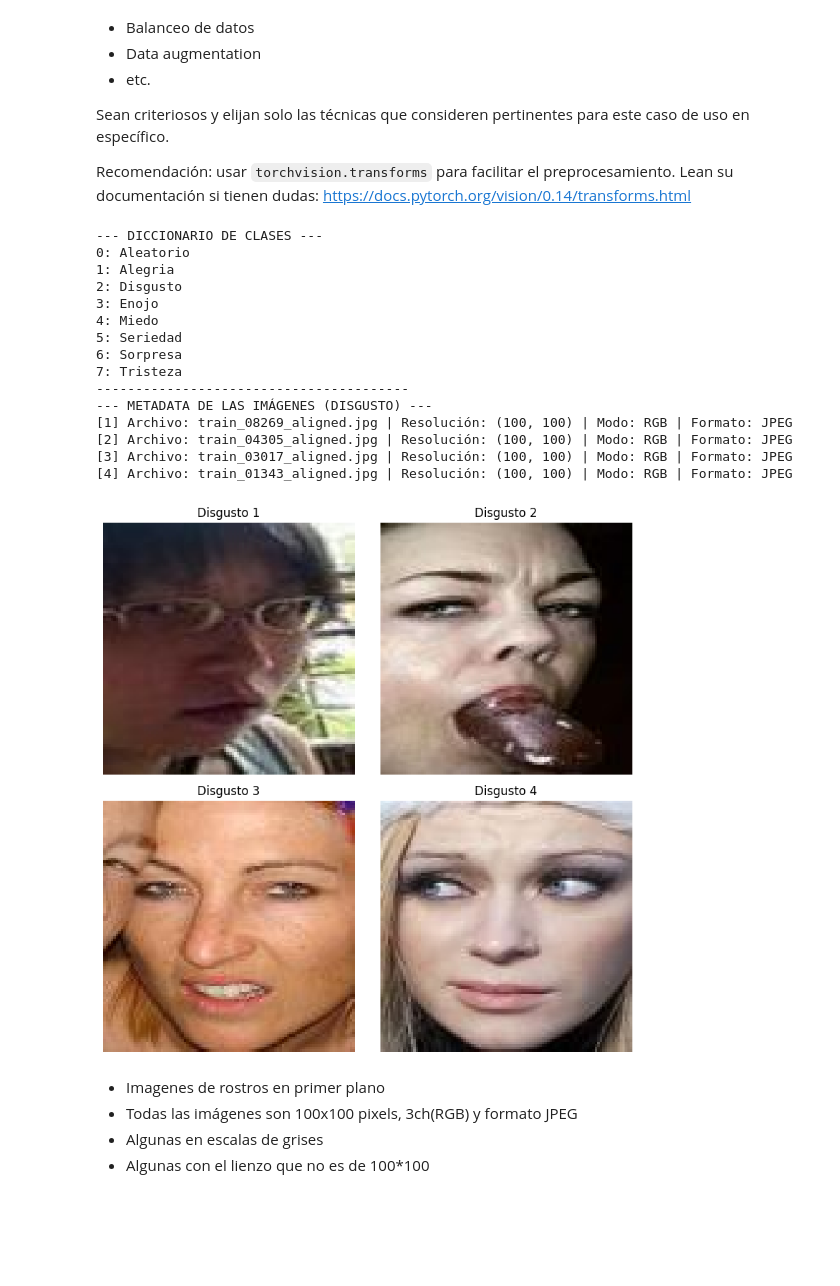
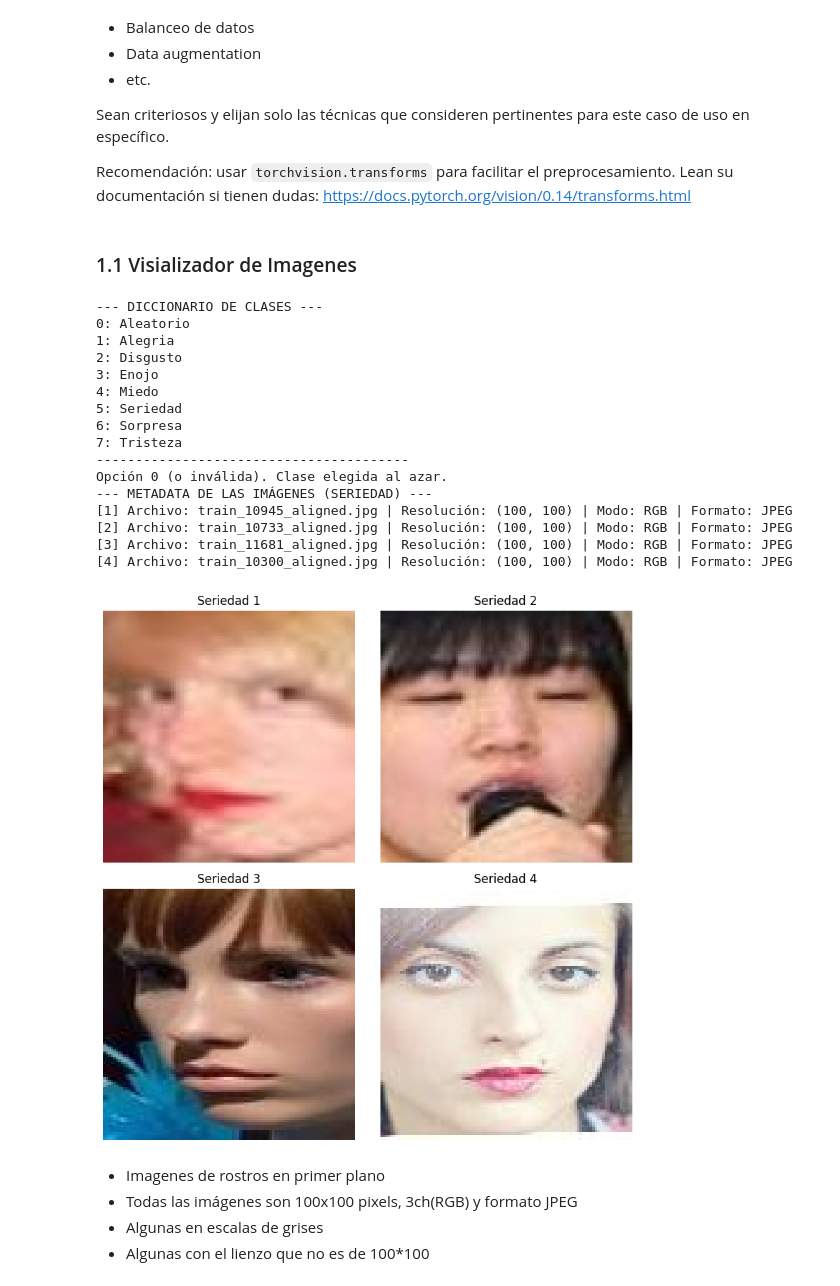
Before and after one commit to AndresMontesDeOca/Deep_Learning, a Jupyter notebook: MONTESDEOCA-ANDRES-DL-TP3-Co24.ipynb.ipynb, the cells around one changed output. Saved outputs shown, nothing was run; the diff lists cells and outputs as text; code cells hidden in the pictures; blank space fills up the shorter version.

```diff
--- a/MONTESDEOCA-ANDRES-DL-TP3-Co24.ipynb.ipynb
+++ b/MONTESDEOCA-ANDRES-DL-TP3-Co24.ipynb.ipynb
@@ -125,6 +137,8 @@ Antes de entrenar el modelo, se debe analizar qué tipo de preprocesamiento se d
 Sean criteriosos y elijan solo las técnicas que consideren pertinentes para este caso de uso en específico.
 
 Recomendación: usar `torchvision.transforms` para facilitar el preprocesamiento. Lean su documentación si tienen dudas: https://docs.pytorch.org/vision/0.14/transforms.html
+# %% [markdown]
+### 1.1 Visializador de Imagenes
 # %%
 # VISUALIZADOR
 import os
@@ -144,7 +158,7 @@ for k, v in diccionario_clases.items():
 print("-" * 40)
 
 # @markdown Ingresa el número de la clase que deseas visualizar:
-opcion_clase = 2 # @param {type:"integer"}
+opcion_clase = 0 # @param {type:"integer"}
 
 if 1 <= opcion_clase <= len(clases):
     clase_seleccionada = diccionario_clases[opcion_clase]
@@ -172,39 +186,40 @@ if imagenes_disponibles:
             ruta_imagen = os.path.join(ruta_clase, imagen_random)
             img = Image.open(ruta_imagen)
 
             print(f"[{i+1}] Archivo: {imagen_random} | Resolución: {img.size} | Modo: {img.mode} | Formato: {img.format}")
 
             # Mostrar la imagen con matplotlib
             if img.mode == 'L':
                 axes[i].imshow(img, cmap='gray')
             else:
                 axes[i].imshow(img)
 
             axes[i].set_title(f"{clase_seleccionada.capitalize()} {i+1}")
 
         axes[i].axis('off') # Ocultar ejes incluso si no hay imagen en ese espacio
 
     plt.tight_layout()
     plt.show()
 else:
     print(f"No se encontraron imágenes en la clase {clase_seleccionada}.")
 # %% [output]
 --- DICCIONARIO DE CLASES ---
 0: Aleatorio
 1: Alegria
 2: Disgusto
 3: Enojo
 4: Miedo
 5: Seriedad
 6: Sorpresa
 7: Tristeza
 ----------------------------------------
---- METADATA DE LAS IMÁGENES (DISGUSTO) ---
-[1] Archivo: train_08269_aligned.jpg | Resolución: (100, 100) | Modo: RGB | Formato: JPEG
-[2] Archivo: train_04305_aligned.jpg | Resolución: (100, 100) | Modo: RGB | Formato: JPEG
-[3] Archivo: train_03017_aligned.jpg | Resolución: (100, 100) | Modo: RGB | Formato: JPEG
-[4] Archivo: train_01343_aligned.jpg | Resolución: (100, 100) | Modo: RGB | Formato: JPEG
+Opción 0 (o inválida). Clase elegida al azar.
+--- METADATA DE LAS IMÁGENES (SERIEDAD) ---
+[1] Archivo: train_10945_aligned.jpg | Resolución: (100, 100) | Modo: RGB | Formato: JPEG
+[2] Archivo: train_10733_aligned.jpg | Resolución: (100, 100) | Modo: RGB | Formato: JPEG
+[3] Archivo: train_11681_aligned.jpg | Resolución: (100, 100) | Modo: RGB | Formato: JPEG
+[4] Archivo: train_10300_aligned.jpg | Resolución: (100, 100) | Modo: RGB | Formato: JPEG
-[figure, old version]
+[figure, new version]
 # %% [markdown]
 - Imagenes de rostros en primer plano
 - Todas las imágenes son 100x100 pixels, 3ch(RGB) y formato JPEG
```
Also changed, not shown: parts of 10 cells of this notebook.
